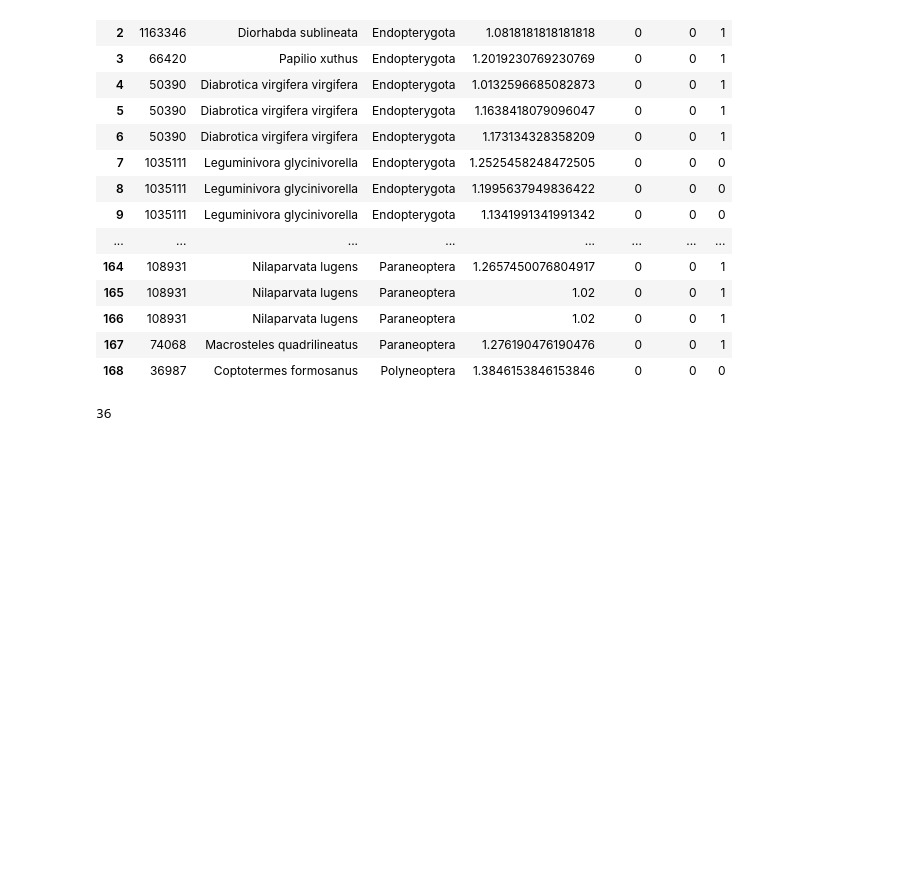
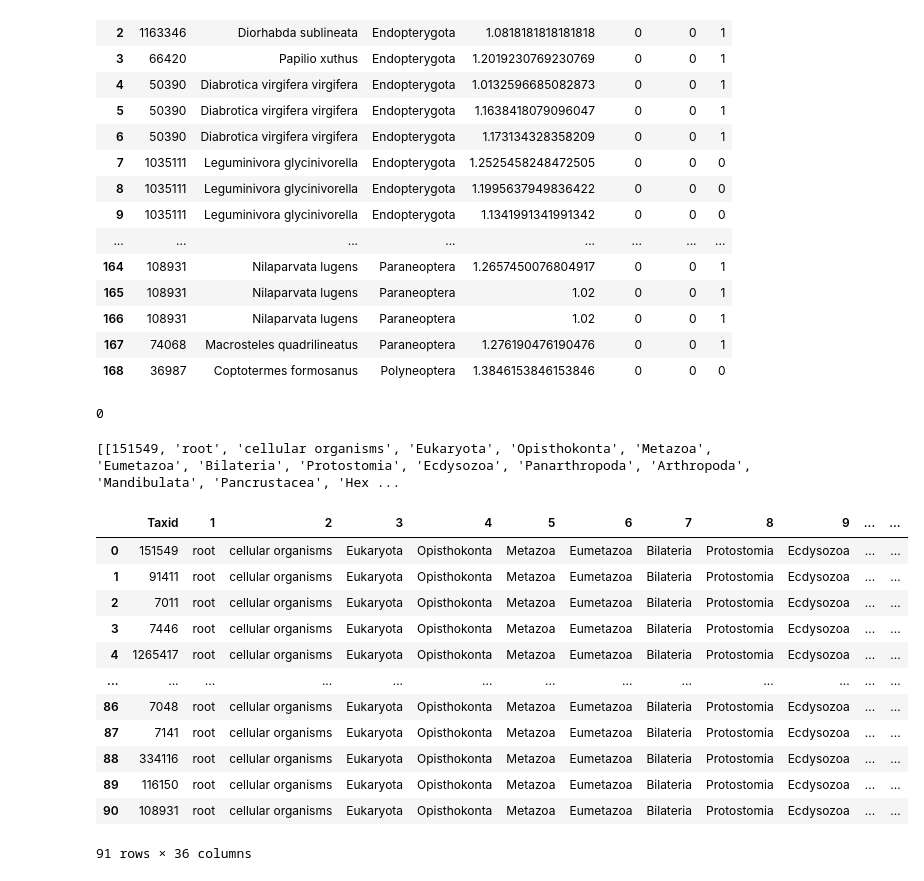
Before and after one commit to simonpenel/stage-automne-2023, a Jupyter notebook: plot_ratios.ipynb, the cells around one changed output. Cells and saved outputs as stored; diff of their text form; code cells hidden in the pictures; blank space fills up the shorter version.

Commit message:
taxonomy csv creation and alignment update

```diff
--- a/plot_ratios.ipynb
+++ b/plot_ratios.ipynb
@@ -68,17 +68,3 @@ plot_df
 | 166 | 108931 | Nilaparvata lugens | Paraneoptera | 1.02 | 0 | 0 | 1 |
 | 167 | 74068 | Macrosteles quadrilineatus | Paraneoptera | 1.276190476190476 | 0 | 0 | 1 |
 | 168 | 36987 | Coptotermes formosanus | Polyneoptera | 1.3846153846153846 | 0 | 0 | 0 |
-# %%
-with open('ratio_values', 'r+') as reader:
-    data = []
-    for line in reader.readlines():
-        line = line.strip()
-        if line.startswith('>') == True:
-            taxid = line.lstrip('>')
-            lineage = ncbi.get_lineage(taxid)
-            taxonomy = ncbi.get_taxid_translator(lineage)
-            data.append([taxid]+[taxonomy[k] for k in lineage])
-columns = ['Taxid']+ [str(i) for i in range(max([len(data[j]) for j in range(len(data))])-1)]
-print(len(columns))
-# %% [output]
-36
@@ -85,5 +74,46 @@ print(len(columns))
+# %%
+os.system("""awk '/^>/ {sub(">", "", $1); print $1}' blastp_summary.txt > taxid.txt""")
+# %% [output]
+0
+# %%
+from ete3 import NCBITaxa
+ncbi = NCBITaxa()
+
+with open('taxid.txt') as reader:
+    data_list = [elt for elt in reader.readlines()]
+
+# taxid2name = ncbi.get_taxid_translator(data_list)
+# print(taxid2name)
+
+tax_data = []
+for elt in data_list:
+    lineage = ncbi.get_lineage(elt)
+    names = ncbi.get_taxid_translator(lineage)
+    organism_data = [int(elt.strip())] + [names[taxid] for taxid in lineage]
+    tax_data.append(organism_data)
+print(tax_data)
+
+taille_max = max(tax_data, key=len)
+taille_max_value = len(taille_max)
+taille_max_value
+
+columns = ['Taxid'] + [str(i) for i in range(1, taille_max_value)]
+# %% [output]
+[[151549, 'root', 'cellular organisms', 'Eukaryota', 'Opisthokonta', 'Metazoa', 'Eumetazoa', 'Bilateria', 'Protostomia', 'Ecdysozoa', 'Panarthropoda', 'Arthropoda', 'Mandibulata', 'Pancrustacea', 'Hex ...
 # %%
-sorted_tax = pd.DataFrame(data, columns=columns)
-sorted_tax.columns
-pd.set_option("display.max_rows", None)
-pd.set_option("display.max_columns", None)
+sorted_tax = pd.DataFrame(tax_data, columns=columns)
+sorted_tax
+# %% [output]
+|  | Taxid | 1 | 2 | 3 | 4 | 5 | 6 | 7 | 8 | 9 | ... | ... |
+| 0 | 151549 | root | cellular organisms | Eukaryota | Opisthokonta | Metazoa | Eumetazoa | Bilateria | Protostomia | Ecdysozoa | ... | ... |
+| 1 | 91411 | root | cellular organisms | Eukaryota | Opisthokonta | Metazoa | Eumetazoa | Bilateria | Protostomia | Ecdysozoa | ... | ... |
+| 2 | 7011 | root | cellular organisms | Eukaryota | Opisthokonta | Metazoa | Eumetazoa | Bilateria | Protostomia | Ecdysozoa | ... | ... |
+| 3 | 7446 | root | cellular organisms | Eukaryota | Opisthokonta | Metazoa | Eumetazoa | Bilateria | Protostomia | Ecdysozoa | ... | ... |
+| 4 | 1265417 | root | cellular organisms | Eukaryota | Opisthokonta | Metazoa | Eumetazoa | Bilateria | Protostomia | Ecdysozoa | ... | ... |
+| ... | ... | ... | ... | ... | ... | ... | ... | ... | ... | ... | ... | ... |
+| 86 | 7048 | root | cellular organisms | Eukaryota | Opisthokonta | Metazoa | Eumetazoa | Bilateria | Protostomia | Ecdysozoa | ... | ... |
+| 87 | 7141 | root | cellular organisms | Eukaryota | Opisthokonta | Metazoa | Eumetazoa | Bilateria | Protostomia | Ecdysozoa | ... | ... |
+| 88 | 334116 | root | cellular organisms | Eukaryota | Opisthokonta | Metazoa | Eumetazoa | Bilateria | Protostomia | Ecdysozoa | ... | ... |
+| 89 | 116150 | root | cellular organisms | Eukaryota | Opisthokonta | Metazoa | Eumetazoa | Bilateria | Protostomia | Ecdysozoa | ... | ... |
+| 90 | 108931 | root | cellular organisms | Eukaryota | Opisthokonta | Metazoa | Eumetazoa | Bilateria | Protostomia | Ecdysozoa | ... | ... |
+91 rows × 36 columns
```
Also changed, not shown: parts of 14 cells of this notebook, 21 other files.
